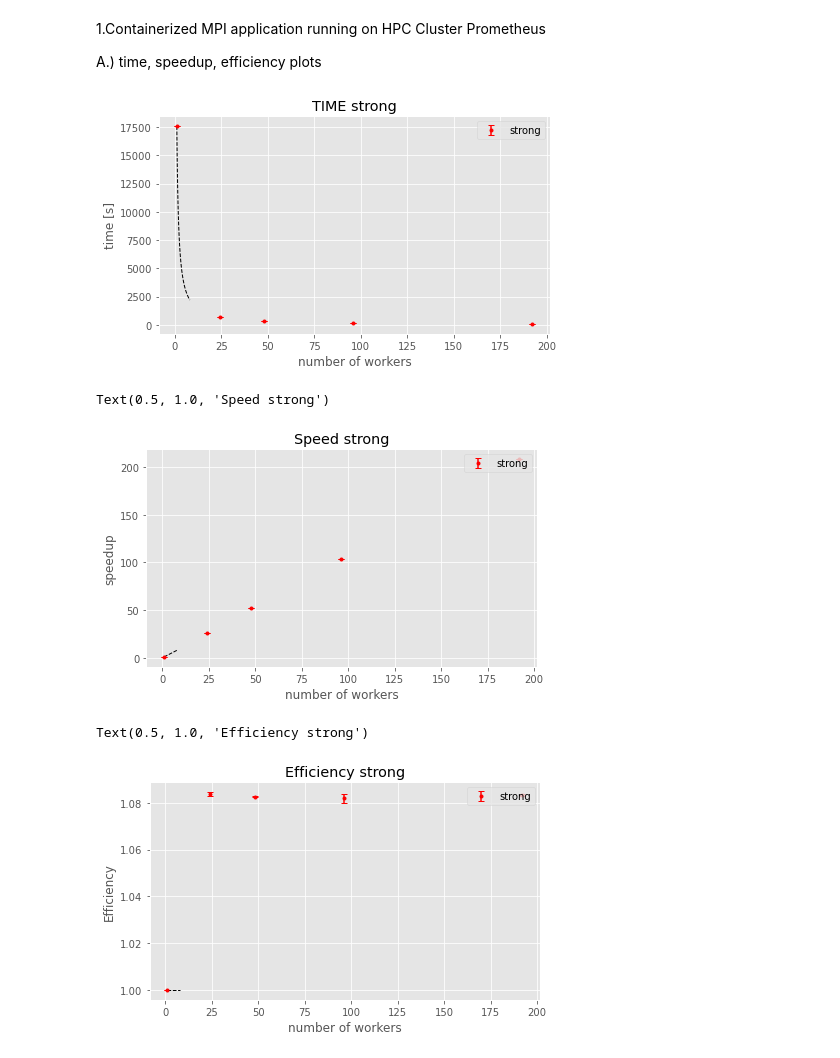
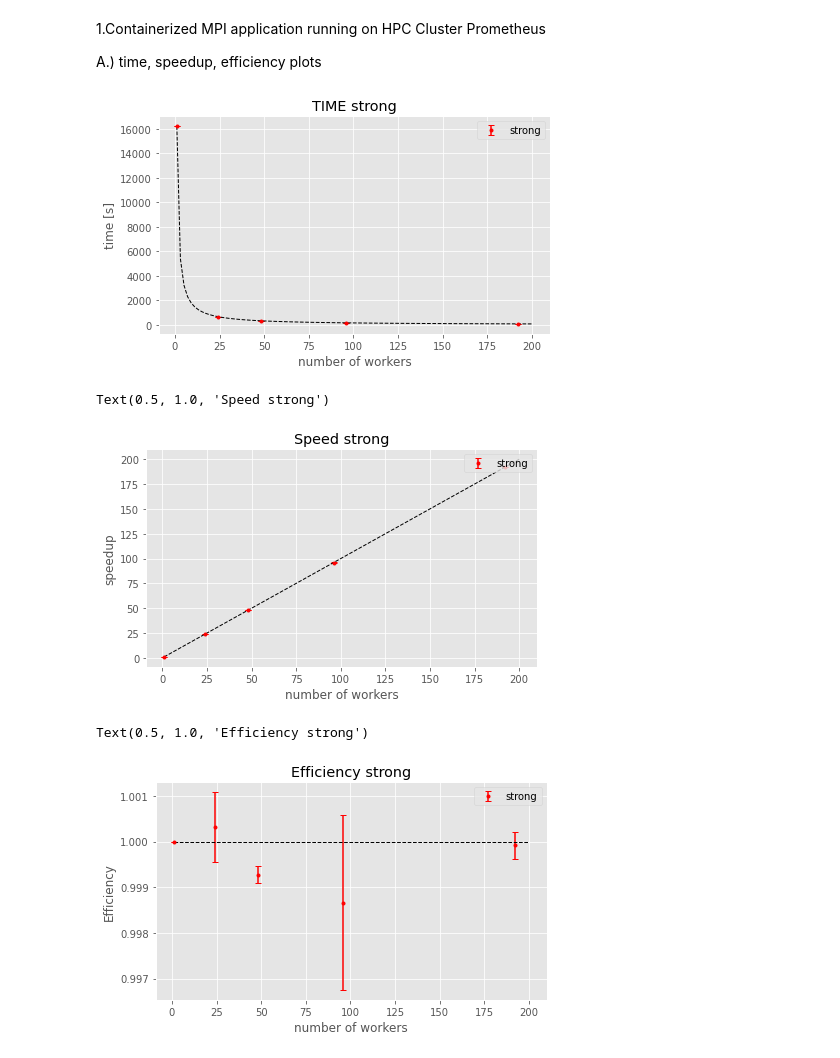
Before and after one commit to kamsza/running-mpi-inside-cluster-for-hpc, a Jupyter notebook: metrics.ipynb, the cells around one changed output. Drawn from its saved outputs; the diff is of its cells as text; code cells hidden in the pictures.

```diff
--- a/metrics.ipynb
+++ b/metrics.ipynb
@@ -13,7 +13,7 @@ from tqdm import tqdm
 A.) time, speedup, efficiency plots
 # %%
 # Dla każdego rozmiaru klastra wykonano 3 pomiary i policzono średnią oraz odchylenie standardowe
-x =26*676
+x =24*676 # We assume that time on 1 thread is 1/24 time on 24 threads. On Prometheus the computations for 1 tread took too long...
 df = pd.DataFrame(data={
       'strong1': [x,676.026590,338.187417,169.119511,84.483489],
       'strong2': [x,676.141240,338.308683,169.590798,84.504299],
@@ -28,29 +28,29 @@ df
 df = df.set_index(pd.Series([1,24,48,96,192]))
 # %%
 def line(formula):
-    x = np.linspace(1,8,100) # 100 linearly spaced numbers
+    x = np.linspace(1,200,100) # 100 linearly spaced numbers
     y = list(map(formula,x))
     plt.plot(x, y, '--', lw=1,color='black')
 
 fig = plt.figure(figsize=(7,4))
 
 i =0
 name ='strong'
 df2 = df.filter(regex='strong')
 plt.errorbar(df.index, df2.mean(axis=1), df2.std(axis=1),c='r', label=name,linestyle='None',marker='.',capsize=3)
 
 # print ideal curve
 sequential = np.mean(df2.iloc[0])
 line(lambda x:1/x*sequential)
 
 
 plt.legend(loc='upper right');
 plt.xlabel("number of workers")
 plt.ylabel("time [s]")
 plt.title(f"TIME strong")
 plt.show()
 # %% [output]
-[figure, old version]
+[figure, new version]
 # %%
 fig = plt.figure(figsize=(7,4))
 
@@ -70,7 +70,7 @@ plt.ylabel("speedup")
 plt.title(f"Speed strong")
 # %% [output]
 Text(0.5, 1.0, 'Speed strong')
-[figure, old version]
+[figure, new version]
 # %%
 
 
@@ -89,4 +89,4 @@ plt.ylabel("Efficiency")
 plt.title(f"Efficiency strong")
 # %% [output]
 Text(0.5, 1.0, 'Efficiency strong')
-[figure, old version]
+[figure, new version]
```
